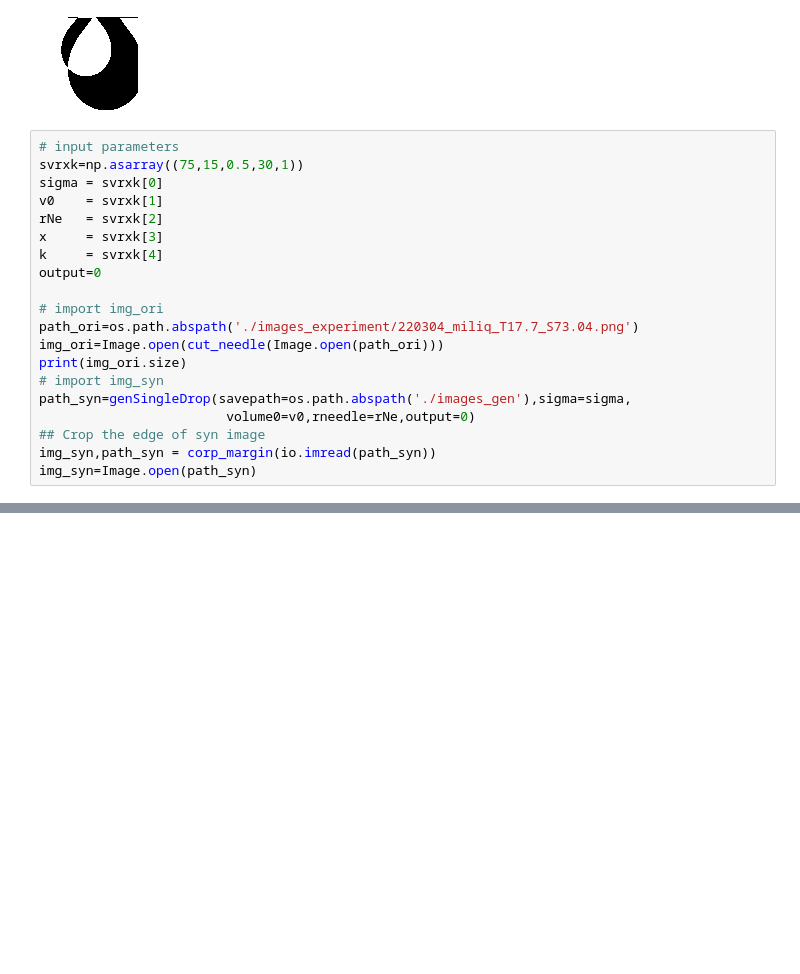
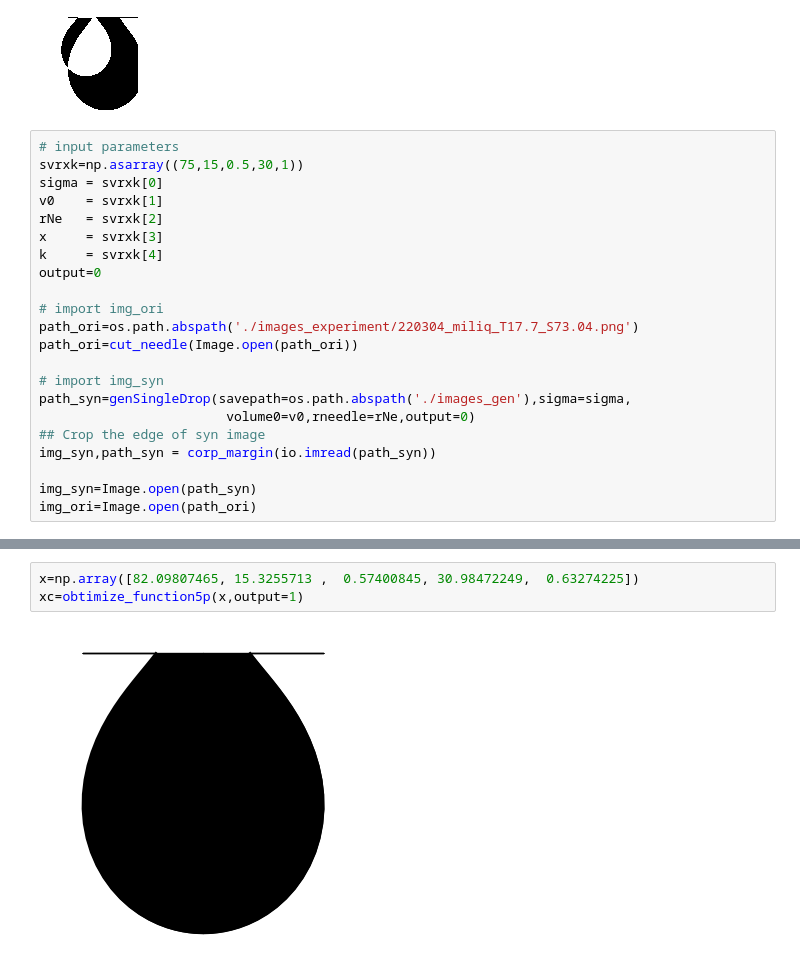
Before and after one commit to Lomolanisgo/Bayesian_PendantDrop_Tensiometry, a Jupyter notebook: cutneedlecost.ipynb, the cells around one changed output, grey strips where cells are left out. Saved outputs shown, nothing was run; the diff lists cells and outputs as text; blank space fills up the shorter version.

```diff
--- a/cutneedlecost.ipynb
+++ b/cutneedlecost.ipynb
@@ -203,12 +211,14 @@ output=0
 
 # import img_ori
 path_ori=os.path.abspath('./images_experiment/220304_miliq_T17.7_S73.04.png')
-img_ori=Image.open(cut_needle(Image.open(path_ori)))
-print(img_ori.size)
+path_ori=cut_needle(Image.open(path_ori))
+
 # import img_syn
 path_syn=genSingleDrop(savepath=os.path.abspath('./images_gen'),sigma=sigma,
                         volume0=v0,rneedle=rNe,output=0)
 ## Crop the edge of syn image
 img_syn,path_syn = corp_margin(io.imread(path_syn))
+
 img_syn=Image.open(path_syn)
+img_ori=Image.open(path_ori)
 # %% [output]
@@ -228,0 +293,5 @@ TypeError: cannot unpack non-iterable int object
+# %%
+x=np.array([82.09807465, 15.3255713 ,  0.57400845, 30.98472249,  0.63274225])
+xc=obtimize_function5p(x,output=1)
+# %% [output]
+[figure, added]
```
Also changed, not shown: parts of 9 cells of this notebook.
